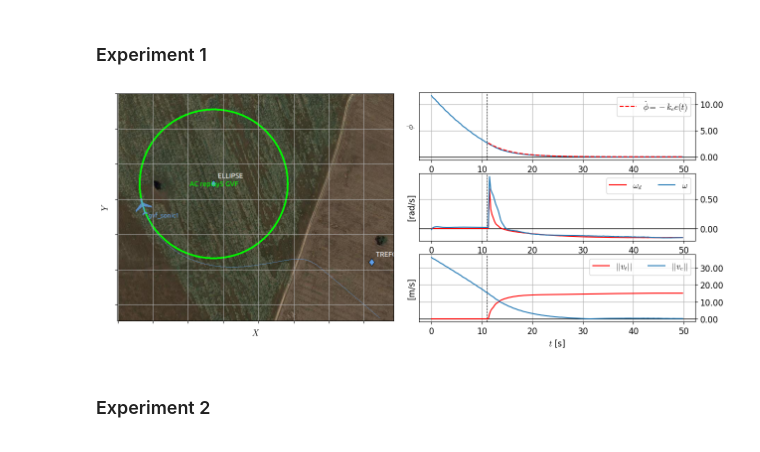
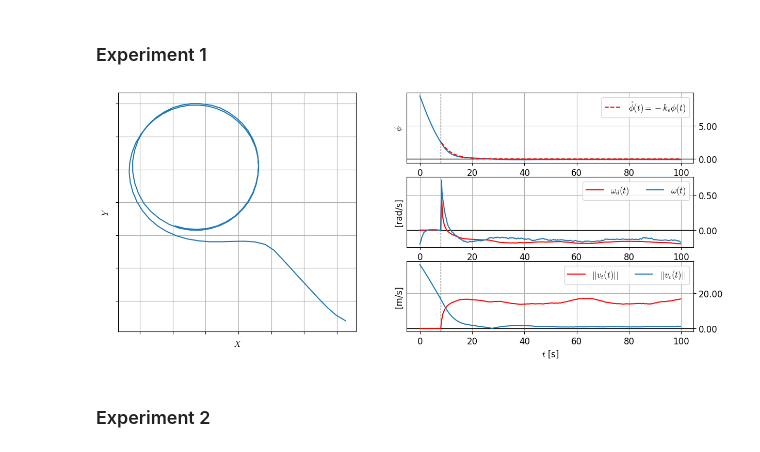
Before and after one commit to jesusBV20/gvf-ik, a Jupyter notebook: gvf_ik_art.ipynb, the cells around one changed output. Saved outputs shown, nothing was run; the diff lists cells and outputs as text; code cells hidden in the pictures.

```diff
--- a/gvf_ik_art.ipynb
+++ b/gvf_ik_art.ipynb
@@ -114,6 +121,7 @@ class GVF_IK_exp1:
             figsize=(14,8),
             xlim=None,
             ylim=None,
+            plot_xy=False,
             ):
         fig = plt.figure(figsize=figsize, dpi=dpi)
         grid = plt.GridSpec(3, 4, hspace=0.2, wspace=0.2)
@@ -148,7 +156,10 @@ class GVF_IK_exp1:
         axr3.grid(True)
 
         # Plot: 2D X-Y
-        ax.imshow(plt.imread(os.path.join(DATA_PATH, "exp1.png")))
+        if plot_xy:
+            ax.plot(self.data_x, self.data_y)
+        else:
+            ax.imshow(plt.imread(os.path.join(DATA_PATH, "exp1.png")))
 
         # Plot: phi
         axr1.axhline(0, color="k", ls="-", lw=1)
@@ -159,7 +170,7 @@ class GVF_IK_exp1:
         exp_time = self.data_time[self.data_time > self.t0]
         exp_data = self.phi0*np.exp(-self.ke*(exp_time - self.t0))
         axr1.plot(self.data_time, self.data_phi, lw=1.5)
-        axr1.plot(exp_time, exp_data, "--r", lw=1.5, label=r"$\dot \phi = - k_e e(t)$")
+        axr1.plot(exp_time, exp_data, "--r", lw=1.5, label=r"$\dot{\phi}(t) = - k_e \phi(t)$")
         axr1.legend(fancybox=True, prop={"size": 12}, ncols=2)
 
 
@@ -167,32 +178,35 @@ class GVF_IK_exp1:
         axr2.axhline(0, color="k", ls="-", lw=1)
         axr2.axvline(self.t0, color="k", ls="--", lw=0.8)
 
-        axr2.plot(self.data_time, self.data_omega_d, "r", lw=1.5, label=r"$\omega_d$")
-        axr2.plot(self.data_time, self.data_omega, lw=1.5, label=r"$\omega$")
+        axr2.plot(self.data_time, self.data_omega_d, "r", lw=1.5, label=r"$\omega_d(t)$")
+        axr2.plot(self.data_time, self.data_omega, lw=1.5, label=r"$\omega(t)$")
         axr2.legend(fancybox=True, prop={"size": 12}, ncols=2)
 
         # Plot: tangent and normal norms of pd
         axr3.axhline(0, color="k", ls="-", lw=1)
         axr3.axvline(self.t0, color="k", ls="--", lw=0.8)
 
-        axr3.plot(self.data_time, self.data_t_norm, "r", lw=1.5, label=r"$||v_t||$")
-        axr3.plot(self.data_time, self.data_n_norm, lw=1.5, label=r"$||v_c||$")
+        axr3.plot(self.data_time, self.data_t_norm, "r", lw=1.5, label=r"$||v_t(t)||$")
+        axr3.plot(self.data_time, self.data_n_norm, lw=1.5, label=r"$||v_c(t)||$")
         axr3.legend(fancybox=True, prop={"size": 12}, ncols=2)
 
         # -> Show the plot <-
         ax.grid(True)
         plt.show()
-# %%
-# Loading data
-t0, tf = 180, 230
-filename = "24_09_09__12_56_10.csv" # ke=0.22, kn=1.37
-
-data = load_data(filename, t0, tf)
-
-exp = GVF_IK_exp1(data, ke=0.22, t0_cond=11)
-exp.plot(dpi=100, figsize=(15,6))
-# %% [output]
-[figure, removed]
+# %%
+# Loading data
+t0, tf, t0_cond, ke = 1600+88, 1600+88+100, 8, 0.25 # kn=0.6
+# t0, tf, t0_cond, ke = 1600+280, 1600+280+100, 9, 0.20 # kn=0.6 -> 0.8
+# t0, tf, t0_cond, ke = 1600+480, 1600+480+70, 0.01, 0.15 # kn=0.8
+
+filename = "24_09_11__10_04_38.csv"
+
+data = load_data(filename, t0, tf)
+
+exp = GVF_IK_exp1(data, ke=ke, t0_cond=t0_cond)
+exp.plot(dpi=100, figsize=(15,6), plot_xy=True)
+# %% [output]
+[figure, added]
 # %% [markdown]
 ### Experiment 2
 # %%
```
Also changed, not shown: parts of 6 cells of this notebook, 4 other files.
